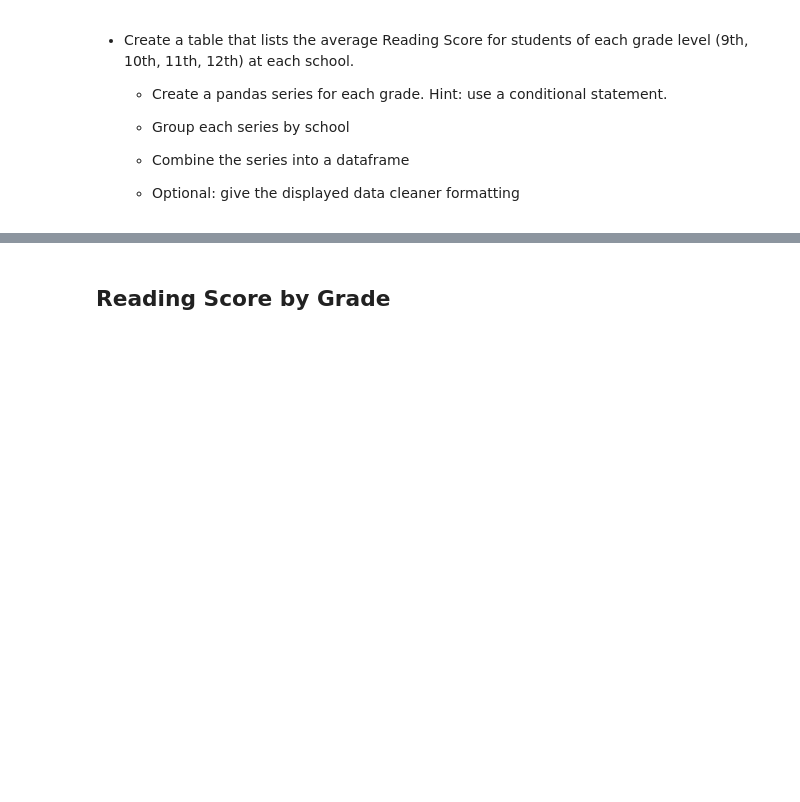
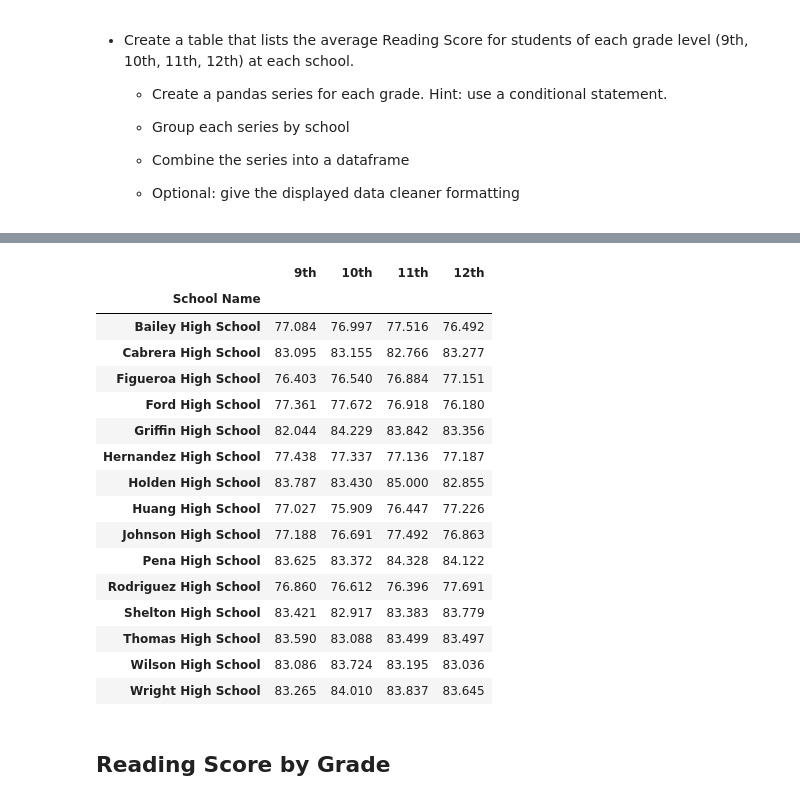
Before and after one commit to JoeKell/AreaSchoolAnalysis, a Jupyter notebook: PyCitySchools/PyCitySchools_final.ipynb, the cells around one changed output, grey strips where cells are left out. Saved outputs shown, nothing was run; the diff lists cells and outputs as text; code cells hidden in the pictures; blank space fills up the shorter version.

Commit message:
updated README and added math scores by grade and reading scores by grade

```diff
--- a/PyCitySchools/PyCitySchools_final.ipynb
+++ b/PyCitySchools/PyCitySchools_final.ipynb
@@ -14,7 +14,7 @@ school_data = pd.read_csv(school_data_to_load)
 student_data = pd.read_csv(student_data_to_load)
 
 # Combine the data into a single dataset.
-school_data_complete = pd.merge(student_data, school_data, how="left", on=["school_name", "school_name"])
+school_data_complete = pd.merge(student_data, school_data, how="left", on=["school_name"])
 school_data_complete = school_data_complete.rename(columns={"school_name":"School Name", "type": "School Type", "size": "Total Students","budget": "Total School Budget"}).reset_index(drop=True)
 
 #Ensuring that the data is complete
@@ -205,3 +187,30 @@ school_summary.sort_values(["Percent Overall Passing"],ignore_index=True).head()
+# %%
+#All calculated inline from the merged table at the beginning of the notebook
+math_df = pd.DataFrame({
+    "9th": (school_data_complete.loc[school_data_complete["grade"]=='9th',:].groupby(["School Name"])["math_score"].sum()/school_data_complete.loc[school_data_complete["grade"]=='9th',:].groupby(["School Name"])["math_score"].count()).map("{:.3f}".format),
+    "10th": (school_data_complete.loc[school_data_complete["grade"]=='10th',:].groupby(["School Name"])["math_score"].sum()/school_data_complete.loc[school_data_complete["grade"]=='10th',:].groupby(["School Name"])["math_score"].count()).map("{:.3f}".format),
+    "11th":(school_data_complete.loc[school_data_complete["grade"]=='11th',:].groupby(["School Name"])["math_score"].sum()/school_data_complete.loc[school_data_complete["grade"]=='11th',:].groupby(["School Name"])["math_score"].count()).map("{:.3f}".format),
+    "12th":(school_data_complete.loc[school_data_complete["grade"]=='12th',:].groupby(["School Name"])["math_score"].sum()/school_data_complete.loc[school_data_complete["grade"]=='12th',:].groupby(["School Name"])["math_score"].count()).map("{:.3f}".format)
+})
+math_df
+# %% [output]
+|  | 9th | 10th | 11th | 12th |
+| School Name |  |  |  |  |
+| Bailey High School | 77.084 | 76.997 | 77.516 | 76.492 |
+| Cabrera High School | 83.095 | 83.155 | 82.766 | 83.277 |
+| Figueroa High School | 76.403 | 76.540 | 76.884 | 77.151 |
+| Ford High School | 77.361 | 77.672 | 76.918 | 76.180 |
+| Griffin High School | 82.044 | 84.229 | 83.842 | 83.356 |
+| Hernandez High School | 77.438 | 77.337 | 77.136 | 77.187 |
+| Holden High School | 83.787 | 83.430 | 85.000 | 82.855 |
+| Huang High School | 77.027 | 75.909 | 76.447 | 77.226 |
+| Johnson High School | 77.188 | 76.691 | 77.492 | 76.863 |
+| Pena High School | 83.625 | 83.372 | 84.328 | 84.122 |
+| Rodriguez High School | 76.860 | 76.612 | 76.396 | 77.691 |
+| Shelton High School | 83.421 | 82.917 | 83.383 | 83.779 |
+| Thomas High School | 83.590 | 83.088 | 83.499 | 83.497 |
+| Wilson High School | 83.086 | 83.724 | 83.195 | 83.036 |
+| Wright High School | 83.265 | 84.010 | 83.837 | 83.645 |
 # %% [markdown]
 ## Reading Score by Grade
 # %% [markdown]
```
Also changed, not shown: parts of 3 cells of this notebook, 1 other file.
